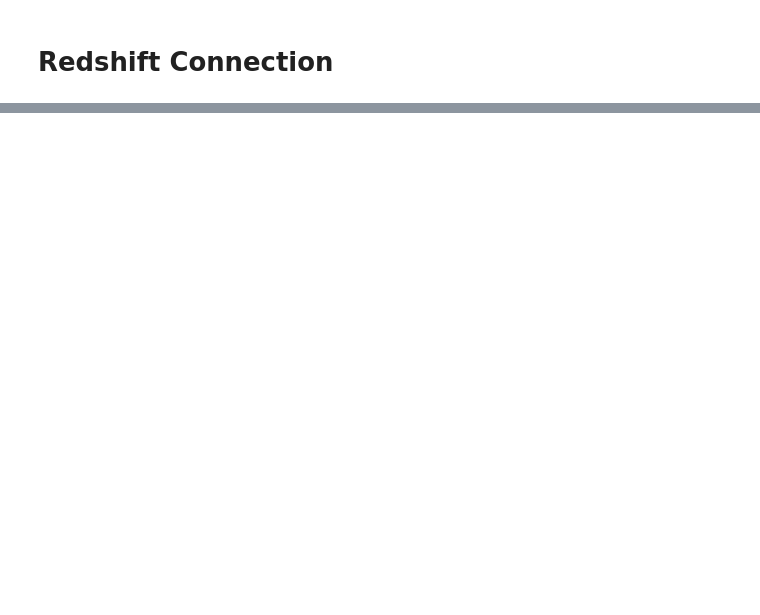
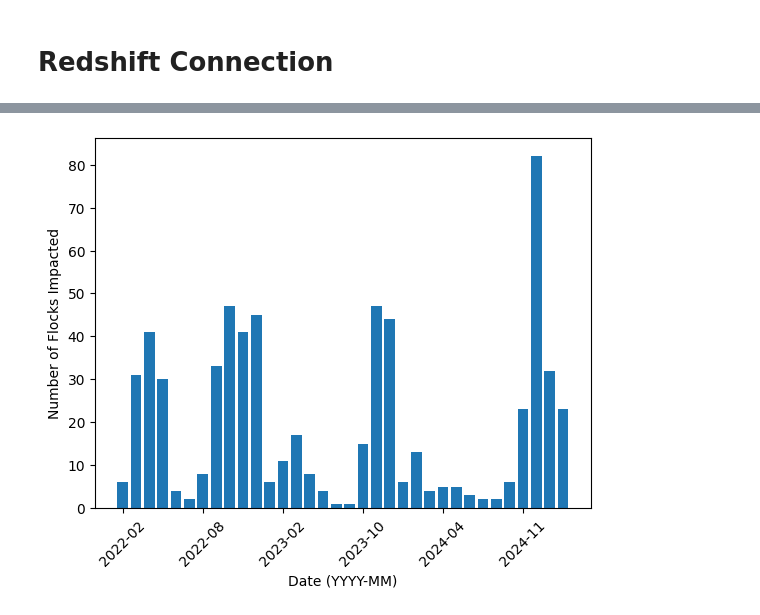
Before and after one commit to sahn1998/egg-price-prediction, a Jupyter notebook: EDA/EDA.ipynb, the cells around one changed output, grey strips where cells are left out. Drawn from its saved outputs; the diff is of its cells as text; code cells hidden in the pictures; blank space fills up the shorter version.

```diff
--- a/EDA/EDA.ipynb
+++ b/EDA/EDA.ipynb
@@ -47,3 +53,6 @@ def querying_to_redshift(query, cursor):
     df : pd.DataFrame = cursor.fetch_dataframe()
 
     return df
+# %%
+bird = pd.read_csv("../data/date_organized_avian_flu_bird.csv", index_col = 0)
+human = pd.read_csv("../data/date_organized_avian_flu_human.csv", index_col = 0)
@@ -49,0 +79,3 @@ def querying_to_redshift(query, cursor):
+# %%
+bird_plot = bird.groupby('yyyy_mm').size().reset_index(name='Flock_Count')
+bird_plot
@@ -49,0 +100,9 @@ def querying_to_redshift(query, cursor):
+# %%
+plt.bar(bird_plot['yyyy_mm'], bird_plot['Flock_Count'])
+tick_positions = bird_plot['yyyy_mm'][::6]
+plt.xticks(tick_positions, rotation=45)
+plt.xlabel('Date (YYYY-MM)')
+plt.ylabel('Number of Flocks Impacted')
+plt.show()
+# %% [output]
+[figure, added]
```
Also changed, not shown: parts of 8 cells of this notebook, 10 other files.
